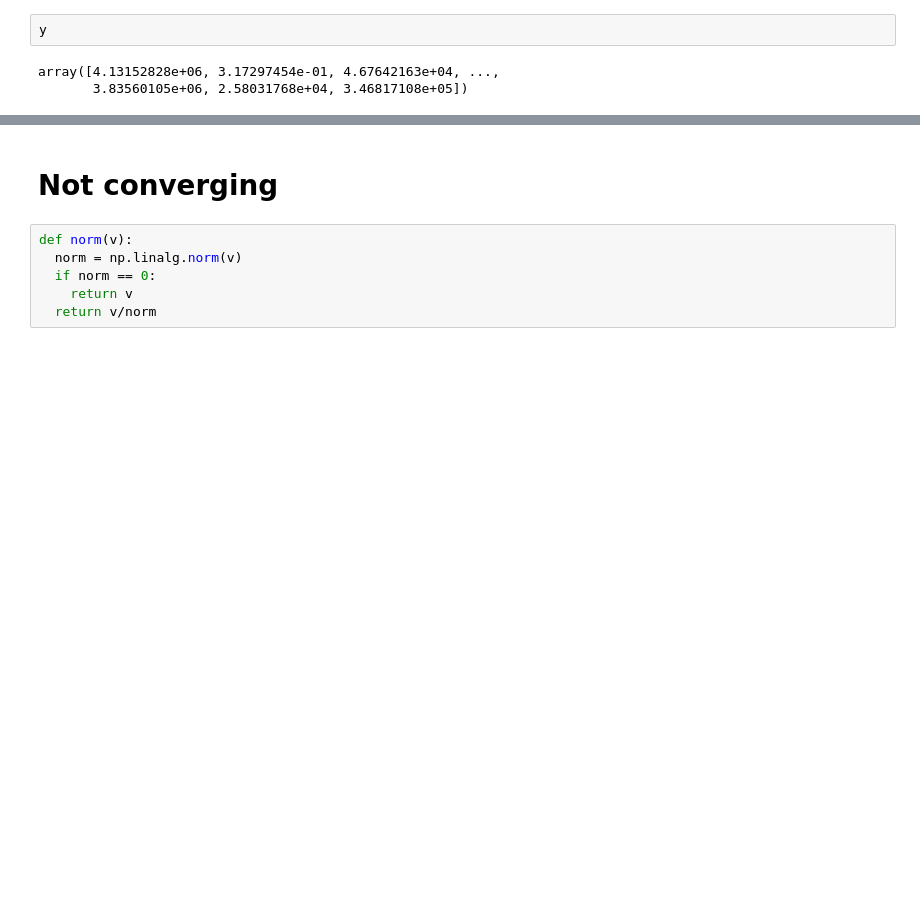
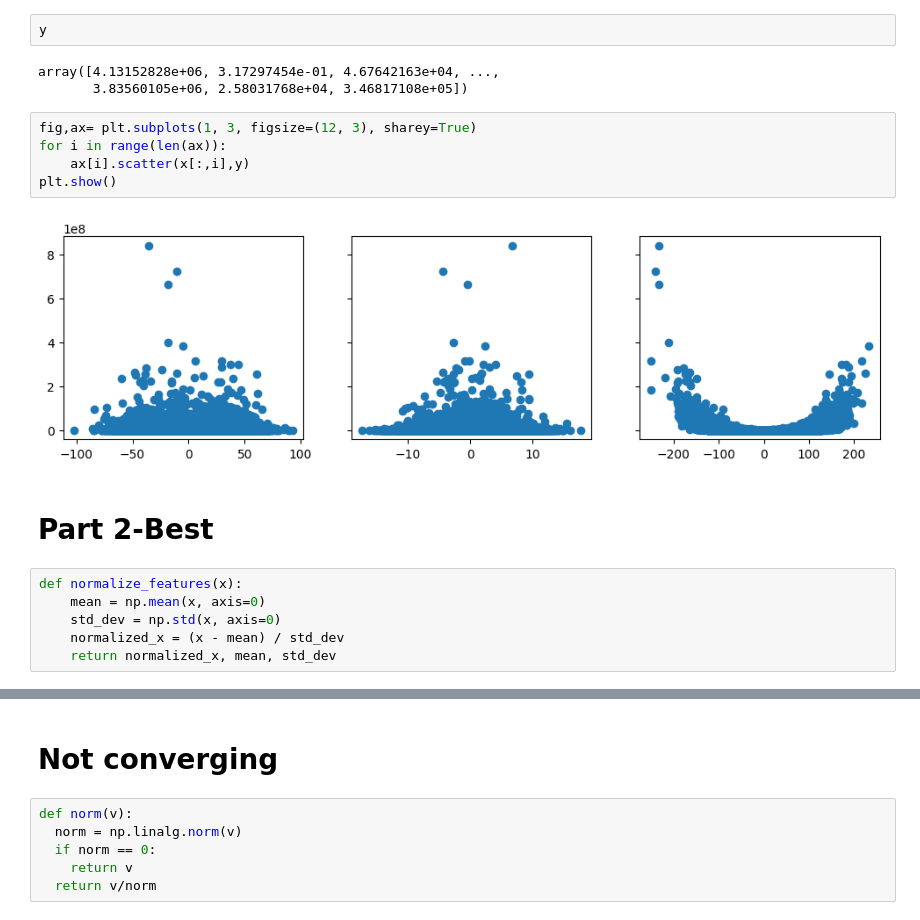
Before and after one commit to Ssdosaofc/ML-model-from-scratch, a Jupyter notebook: PolynomialRegression.ipynb, the cells around one changed output, grey strips where cells are left out. Cells and saved outputs as stored; diff of their text form; blank space fills up the shorter version.

```diff
--- a/PolynomialRegression.ipynb
+++ b/PolynomialRegression.ipynb
@@ -70,3 +56,18 @@ y
 # %% [output]
 array([4.13152828e+06, 3.17297454e-01, 4.67642163e+04, ...,
        3.83560105e+06, 2.58031768e+04, 3.46817108e+05])
+# %%
+fig,ax= plt.subplots(1, 3, figsize=(12, 3), sharey=True)
+for i in range(len(ax)):
+    ax[i].scatter(x[:,i],y)
+plt.show()
+# %% [output]
+[figure, added]
+# %% [markdown]
+# Part 2-Best
+# %%
+def normalize_features(x):
+    mean = np.mean(x, axis=0)
+    std_dev = np.std(x, axis=0)
+    normalized_x = (x - mean) / std_dev
+    return normalized_x, mean, std_dev
```
Also changed, not shown: parts of 43 cells of this notebook.
